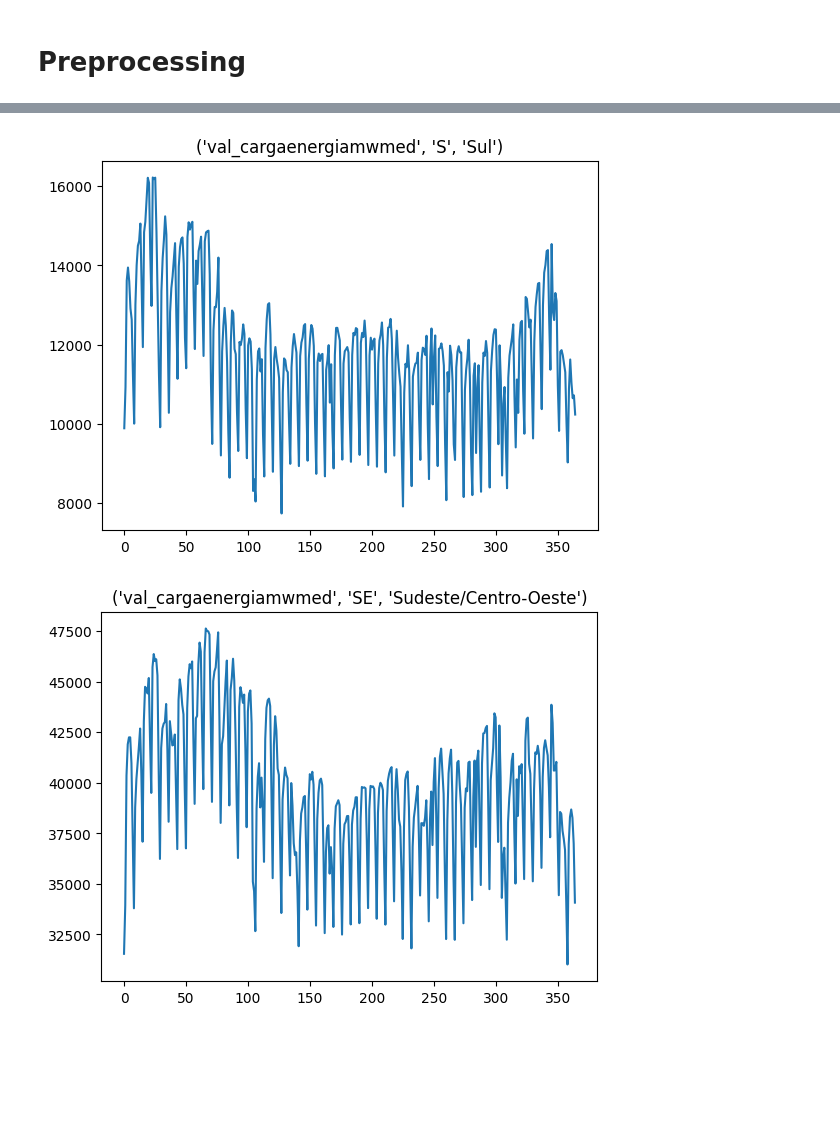
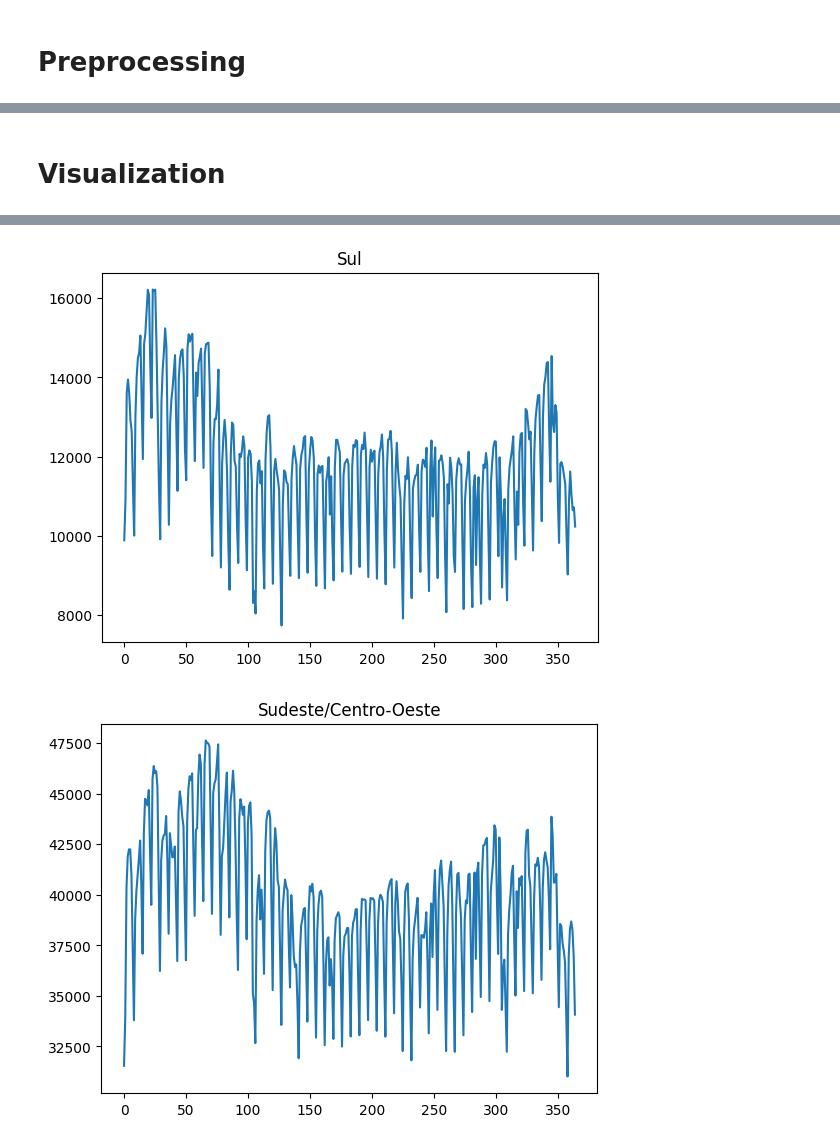
Before and after one commit to BrenoAV/ONS-Data-Visualization, a Jupyter notebook: data_preprocessing.ipynb, the cells around one changed output, grey strips where cells are left out. Cells and saved outputs as stored; diff of their text form; code cells hidden in the pictures; blank space fills up the shorter version.

```diff
--- a/data_preprocessing.ipynb
+++ b/data_preprocessing.ipynb
@@ -13,2 +11,5 @@ logging.basicConfig(filename="info.log",
+# %%
+OUTPUT_PATH = Path("outputs")
+YEAR = 2022
 # %% [markdown]
 # Reading DataFrame
@@ -29,8 +61,14 @@ df_pivot = data_clean(df_pivot)
+# %%
+df = pd.read_csv(os.path.join(OUTPUT_PATH, f"energy_load_curve_{YEAR}.csv"), sep=",", encoding="utf-8")
+# %%
+df.set_index("din_instante", drop=True, inplace=True)
+# %% [markdown]
+# Visualization
 # %%
-size = len(df_pivot.index)
+size = len(df.index)
 x = np.arange(size)
-for region in df_pivot.columns:
+for region in df.columns:
     plt.title(region)
-    plt.plot(x, df_pivot[region])
+    plt.plot(x, df[region])
     plt.show()
 # %% [output]
@@ -39,2 +77,2 @@ for region in df_pivot.columns:
-[figure, old version]
+[figure, new version]
-[figure, old version]
+[figure, new version]
```
Also changed, not shown: parts of 16 cells of this notebook, 5 other files.
